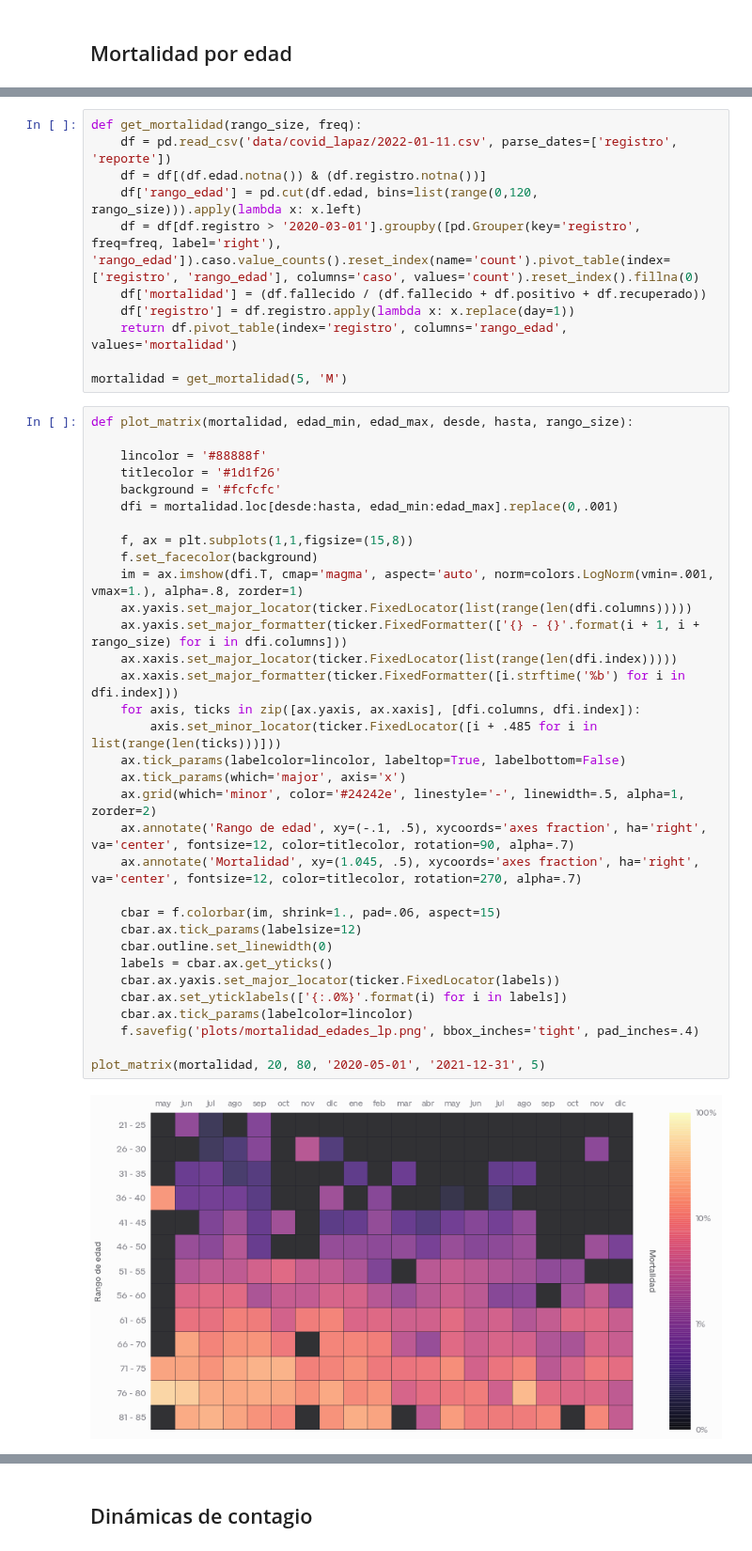
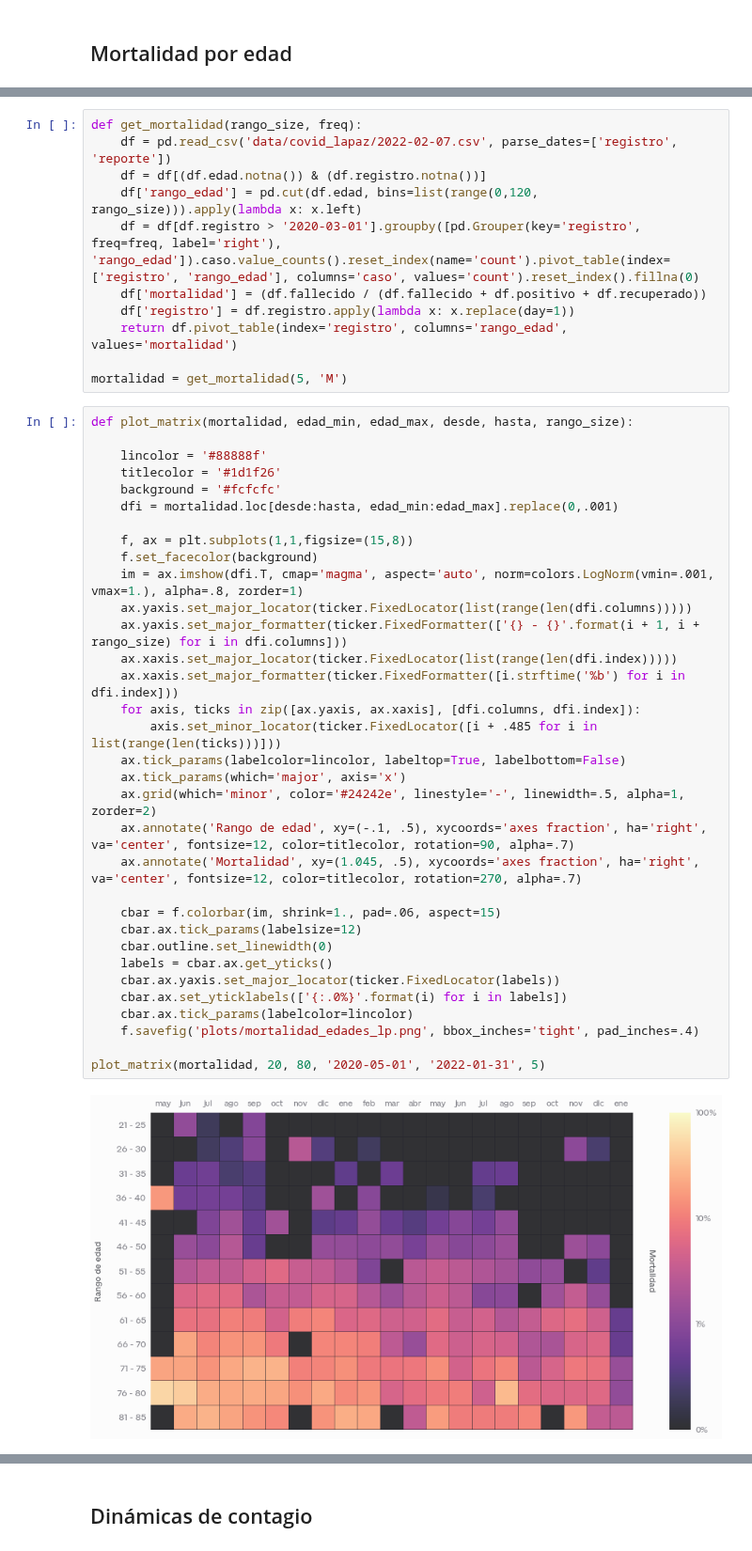
Before and after one commit to mauforonda/notas, a Jupyter notebook: covid19_en_lapaz.ipynb, the cells around one changed output, grey strips where cells are left out. Shown at 94% size. Cells and saved outputs as stored; diff of their text form.

Commit message:
actualización con datos de covid-19 en La Paz hasta el 7 de febrero, 2022

```diff
--- a/covid19_en_lapaz.ipynb
+++ b/covid19_en_lapaz.ipynb
@@ -21,6 +21,6 @@ La mortalidad es mayor entre personas mayores 60 años y ha estado reduciéndose
 # %%
 def get_mortalidad(rango_size, freq):
-    df = pd.read_csv('data/covid_lapaz/2022-01-11.csv', parse_dates=['registro', 'reporte'])
+    df = pd.read_csv('data/covid_lapaz/2022-02-07.csv', parse_dates=['registro', 'reporte'])
     df = df[(df.edad.notna()) & (df.registro.notna())]
     df['rango_edad'] = pd.cut(df.edad, bins=list(range(0,120, rango_size))).apply(lambda x: x.left)
     df = df[df.registro > '2020-03-01'].groupby([pd.Grouper(key='registro', freq=freq, label='right'), 'rango_edad']).caso.value_counts().reset_index(name='count').pivot_table(index=['registro', 'rango_edad'], columns='caso', values='count').reset_index().fillna(0)
@@ -35,32 +35,32 @@ def plot_matrix(mortalidad, edad_min, edad_max, desde, hasta, rango_size):
     lincolor = '#88888f'
     titlecolor = '#1d1f26'
     background = '#fcfcfc'
     dfi = mortalidad.loc[desde:hasta, edad_min:edad_max].replace(0,.001)
 
     f, ax = plt.subplots(1,1,figsize=(15,8))
     f.set_facecolor(background)
     im = ax.imshow(dfi.T, cmap='magma', aspect='auto', norm=colors.LogNorm(vmin=.001, vmax=1.), alpha=.8, zorder=1)
     ax.yaxis.set_major_locator(ticker.FixedLocator(list(range(len(dfi.columns)))))
     ax.yaxis.set_major_formatter(ticker.FixedFormatter(['{} - {}'.format(i + 1, i + rango_size) for i in dfi.columns]))
     ax.xaxis.set_major_locator(ticker.FixedLocator(list(range(len(dfi.index)))))
     ax.xaxis.set_major_formatter(ticker.FixedFormatter([i.strftime('%b') for i in dfi.index]))
     for axis, ticks in zip([ax.yaxis, ax.xaxis], [dfi.columns, dfi.index]):
         axis.set_minor_locator(ticker.FixedLocator([i + .485 for i in list(range(len(ticks)))]))
     ax.tick_params(labelcolor=lincolor, labeltop=True, labelbottom=False)
     ax.tick_params(which='major', axis='x')
     ax.grid(which='minor', color='#24242e', linestyle='-', linewidth=.5, alpha=1, zorder=2)
     ax.annotate('Rango de edad', xy=(-.1, .5), xycoords='axes fraction', ha='right', va='center', fontsize=12, color=titlecolor, rotation=90, alpha=.7)
     ax.annotate('Mortalidad', xy=(1.045, .5), xycoords='axes fraction', ha='right', va='center', fontsize=12, color=titlecolor, rotation=270, alpha=.7)
 
     cbar = f.colorbar(im, shrink=1., pad=.06, aspect=15)
     cbar.ax.tick_params(labelsize=12)
     cbar.outline.set_linewidth(0)
     labels = cbar.ax.get_yticks()
     cbar.ax.yaxis.set_major_locator(ticker.FixedLocator(labels))
     cbar.ax.set_yticklabels(['{:.0%}'.format(i) for i in labels])
     cbar.ax.tick_params(labelcolor=lincolor)
     f.savefig('plots/mortalidad_edades_lp.png', bbox_inches='tight', pad_inches=.4)
 
-plot_matrix(mortalidad, 20, 80, '2020-05-01', '2021-12-31', 5)
+plot_matrix(mortalidad, 20, 80, '2020-05-01', '2022-01-31', 5)
 # %% [output]
-[figure, old version]
+[figure, new version]
```
Also changed, not shown: parts of 14 cells of this notebook, 1 other file.
